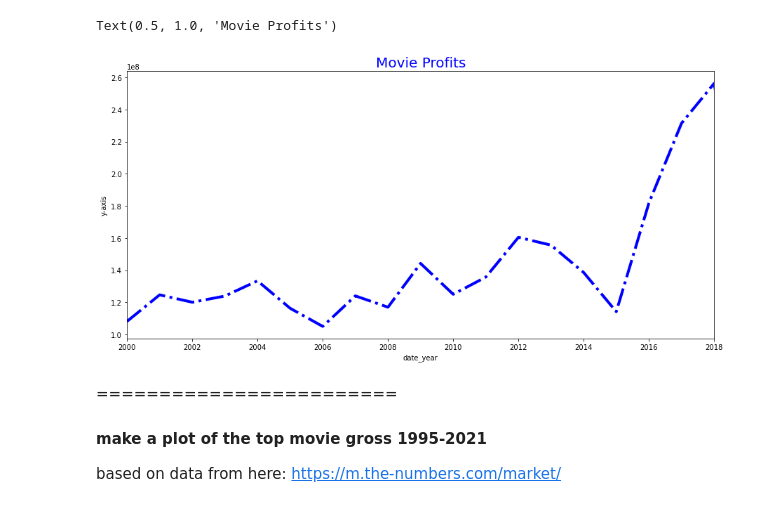
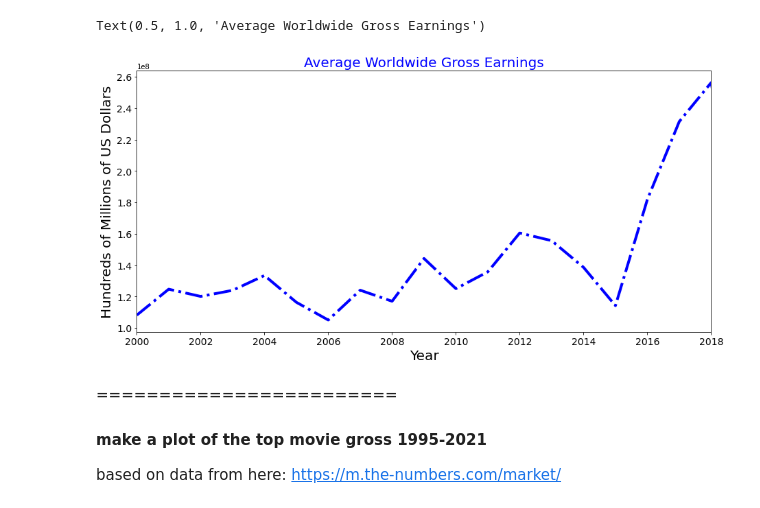
Before and after one commit to john-c-simmons/microsoft_film_reccomendation, a Jupyter notebook: Pete_Movie_analysis_screening_clean.ipynb, the cells around one changed output. Saved outputs shown, nothing was run; the diff lists cells and outputs as text; code cells hidden in the pictures.

```diff
--- a/Pete_Movie_analysis_screening_clean.ipynb
+++ b/Pete_Movie_analysis_screening_clean.ipynb
@@ -195,13 +195,16 @@ tn_summary
 # %%
 fig, ax = plt.subplots(figsize = (15,7))
 ax.plot(tn_summary['date_year'], tn_summary['total_gross'], color='blue', linewidth=4, linestyle='-.')
-ax.set_xlabel('date_year')
+ax.ticklabel_format(axis='y', style = 'sci')
+plt.yticks(fontsize=14)
+plt.xticks(fontsize=14)
+ax.set_xlabel('Year', fontsize=20)
 ax.set_xlim(2000, 2018)
-ax.set_ylabel('y-axis')
-ax.set_title('Movie Profits', color='blue', fontsize=20)
+ax.set_ylabel('Hundreds of Millions of US Dollars', fontsize=20)
+ax.set_title('Average Worldwide Gross Earnings', color='blue', fontsize=20)
 # %% [output]
-Text(0.5, 1.0, 'Movie Profits')
+Text(0.5, 1.0, 'Average Worldwide Gross Earnings')
-[figure, old version]
+[figure, new version]
 # %% [markdown]
 ========================
 
```
Also changed, not shown: parts of 2 cells of this notebook, 2 other files.
